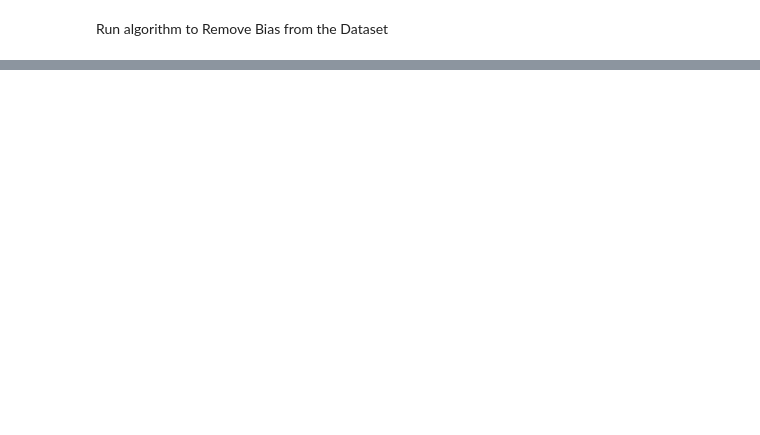
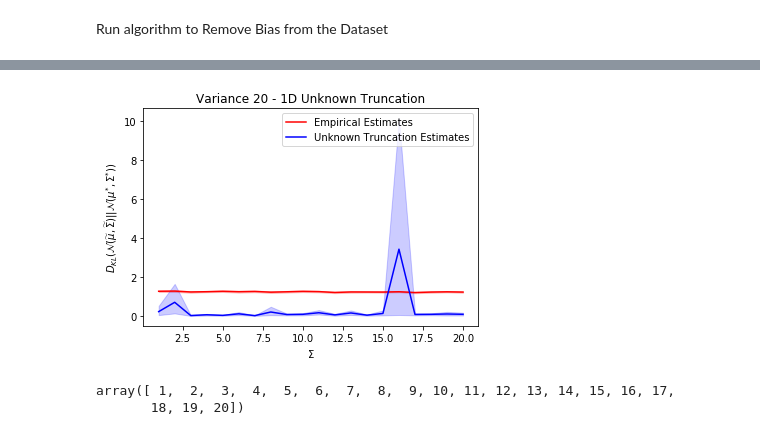
Before and after one commit to pstefanou12/Normal-Distributions-With-Unknown-Truncation, a Jupyter notebook: Hermite Normal Distribution.ipynb, the cells around one changed output, grey strips where cells are left out. Saved outputs shown, nothing was run; the diff lists cells and outputs as text; code cells hidden in the pictures; blank space fills up the shorter version.

```diff
--- a/Hermite Normal Distribution.ipynb
+++ b/Hermite Normal Distribution.ipynb
@@ -66,0 +136,5 @@ tensor([0., 0., 0., 1., 1., 0., 1.])
+# %%
+reader = CollectionReader(args.out_dir + '/' + args.exp)
+logs = reader.df(args.table_name)
+reader.close()
+logs.head(10)
@@ -66,0 +153,16 @@ tensor([0., 0., 0., 1., 1., 0., 1.])
+# %%
+sns.lineplot(data=logs, x='var', y='kl_div_emp', color='red', label='Empirical Estimates')
+ax = sns.lineplot(data=logs, x='var', y='kl_div_truncated', color='blue', label='Unknown Truncation Estimates')
+ax.legend()
+ax.set_xlabel('$\Sigma$')
+ax.set_ylabel('$D_{KL}(\mathcal{N}(\widetilde{\mu}, \widetilde{\Sigma}) || \mathcal{N}(\mu^{*}, \Sigma^{*}))$')
+ax.set_title('Variance 20 - 1D Unknown Truncation')
+plt.show()
+# %% [output]
+[figure, added]
+# %%
+import numpy as np
+np.unique(logs['var'].to_numpy())
+# %% [output]
+array([ 1,  2,  3,  4,  5,  6,  7,  8,  9, 10, 11, 12, 13, 14, 15, 16, 17,
+       18, 19, 20])
```
Also changed, not shown: parts of 15 cells of this notebook, 2 other files.
